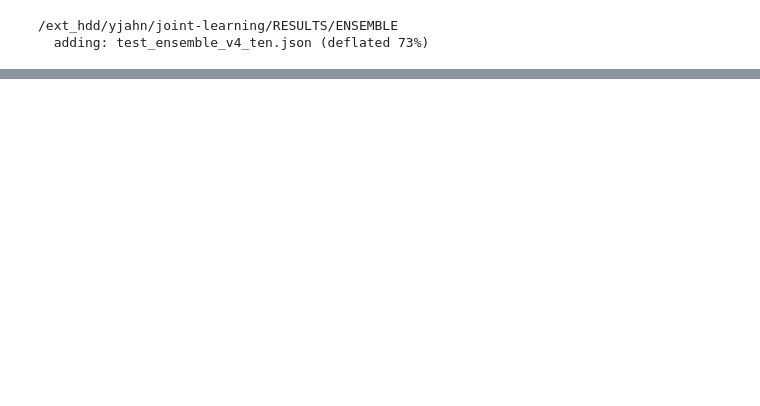
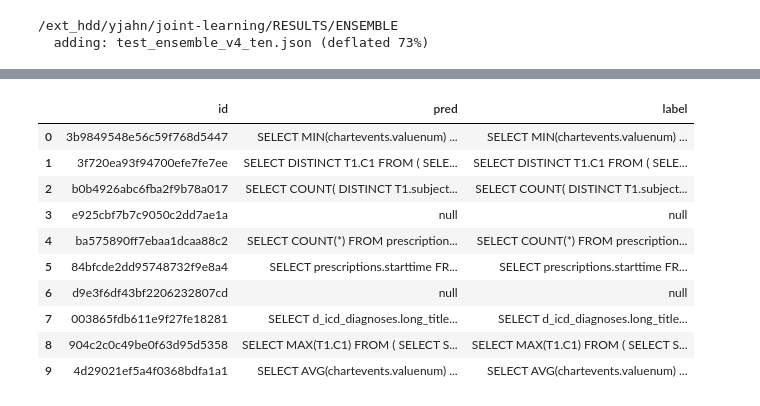
Before and after one commit to snoop2head/EHRSQL, a Jupyter notebook: ensemble.ipynb, the cells around one changed output, grey strips where cells are left out. Drawn from its saved outputs; the diff is of its cells as text; code cells hidden in the pictures; blank space fills up the shorter version.

```diff
--- a/ensemble.ipynb
+++ b/ensemble.ipynb
@@ -185,0 +213,17 @@ with open(path, "w") as f:
+# %%
+# read json and gather
+import json
+
+dict = {}
+
+for path in PATHS:
+  with open(path, "r") as f:
+    data = json.load(f)
+    dict.update(data)
+
+# save dict as json
+import json
+
+path = "./train_pred_results.json"
+with open(path, "w") as f:
+    json.dump(dict, f, indent=4)
@@ -185,0 +254,19 @@ with open(path, "w") as f:
+# %%
+# make pairs into dataframe
+import pandas as pd
+
+df = pd.DataFrame(pairs, columns=["id", "pred", "label"])
+df["pred"] = df["pred"].apply(lambda x: x.replace("='", "= '"))
+df.head(10)
+# %% [output]
+|  | id | pred | label |
+| 0 | 3b9849548e56c59f768d5447 | SELECT MIN(chartevents.valuenum) ... | SELECT MIN(chartevents.valuenum) ... |
+| 1 | 3f720ea93f94700efe7fe7ee | SELECT DISTINCT T1.C1 FROM ( SELE... | SELECT DISTINCT T1.C1 FROM ( SELE... |
+| 2 | b0b4926abc6fba2f9b78a017 | SELECT COUNT( DISTINCT T1.subject... | SELECT COUNT( DISTINCT T1.subject... |
+| 3 | e925cbf7b7c9050c2dd7ae1a | null | null |
+| 4 | ba575890ff7ebaa1dcaa88c2 | SELECT COUNT(*) FROM prescription... | SELECT COUNT(*) FROM prescription... |
+| 5 | 84bfcde2dd95748732f9e8a4 | SELECT prescriptions.starttime FR... | SELECT prescriptions.starttime FR... |
+| 6 | d9e3f6df43bf2206232807cd | null | null |
+| 7 | 003865fdb611e9f27fe18281 | SELECT d_icd_diagnoses.long_title... | SELECT d_icd_diagnoses.long_title... |
+| 8 | 904c2c0c49be0f63d95d5358 | SELECT MAX(T1.C1) FROM ( SELECT S... | SELECT MAX(T1.C1) FROM ( SELECT S... |
+| 9 | 4d29021ef5a4f0368bdfa1a1 | SELECT AVG(chartevents.valuenum) ... | SELECT AVG(chartevents.valuenum) ... |
```
Also changed, not shown: parts of 14 cells of this notebook, 36 other files.
